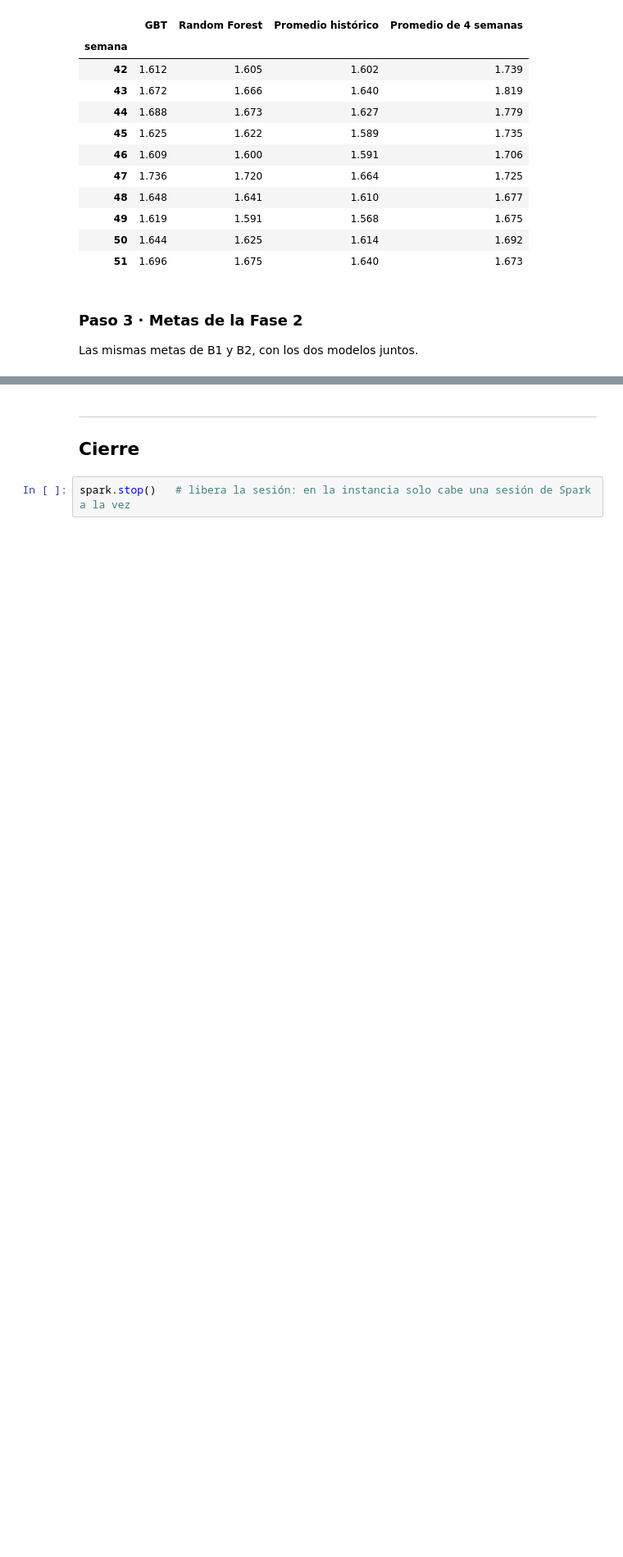
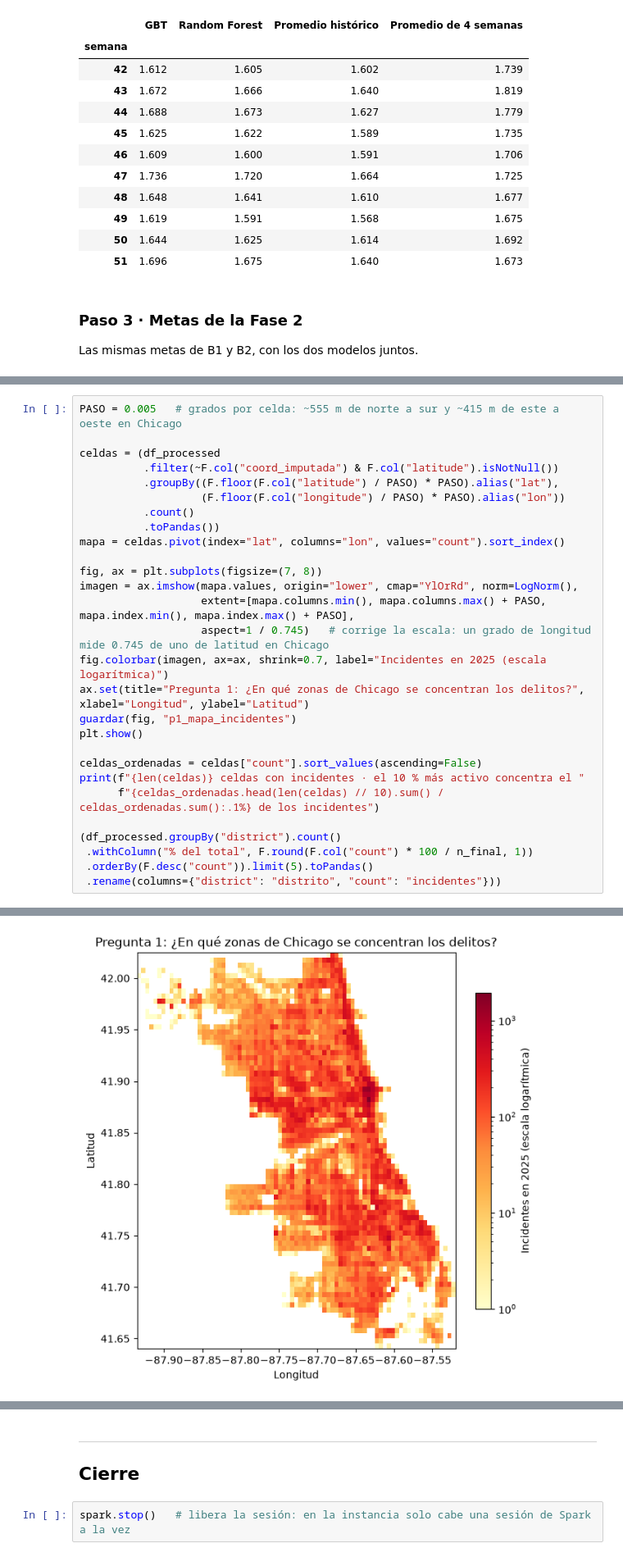
Before and after one commit to valentinodepaola/proyecto-integrador-big-data, a Jupyter notebook: notebooks/fase3_pipeline.ipynb, the cells around one changed output, grey strips where cells are left out. Shown at 82% size. Cells and saved outputs as stored; diff of their text form; blank space fills up the shorter version.

```diff
--- a/notebooks/fase3_pipeline.ipynb
+++ b/notebooks/fase3_pipeline.ipynb
@@ -1364,0 +1402,29 @@ La pregunta es en qué zonas, días y horarios es más probable que ocurra un de
+# %%
+PASO = 0.005   # grados por celda: ~555 m de norte a sur y ~415 m de este a oeste en Chicago
+
+celdas = (df_processed
+          .filter(~F.col("coord_imputada") & F.col("latitude").isNotNull())
+          .groupBy((F.floor(F.col("latitude") / PASO) * PASO).alias("lat"),
+                   (F.floor(F.col("longitude") / PASO) * PASO).alias("lon"))
+          .count()
+          .toPandas())
+mapa = celdas.pivot(index="lat", columns="lon", values="count").sort_index()
+
+fig, ax = plt.subplots(figsize=(7, 8))
+imagen = ax.imshow(mapa.values, origin="lower", cmap="YlOrRd", norm=LogNorm(),
+                   extent=[mapa.columns.min(), mapa.columns.max() + PASO, mapa.index.min(), mapa.index.max() + PASO],
+                   aspect=1 / 0.745)   # corrige la escala: un grado de longitud mide 0.745 de uno de latitud en Chicago
+fig.colorbar(imagen, ax=ax, shrink=0.7, label="Incidentes en 2025 (escala logarítmica)")
+ax.set(title="Pregunta 1: ¿En qué zonas de Chicago se concentran los delitos?", xlabel="Longitud", ylabel="Latitud")
+guardar(fig, "p1_mapa_incidentes")
+plt.show()
+
+celdas_ordenadas = celdas["count"].sort_values(ascending=False)
+print(f"{len(celdas)} celdas con incidentes · el 10 % más activo concentra el "
+      f"{celdas_ordenadas.head(len(celdas) // 10).sum() / celdas_ordenadas.sum():.1%} de los incidentes")
+
+(df_processed.groupBy("district").count()
+ .withColumn("% del total", F.round(F.col("count") * 100 / n_final, 1))
+ .orderBy(F.desc("count")).limit(5).toPandas()
+ .rename(columns={"district": "distrito", "count": "incidentes"}))
+# %% [output]
@@ -1364,0 +1432 @@ La pregunta es en qué zonas, días y horarios es más probable que ocurra un de
+[figure, added]
```
Also changed, not shown: parts of 29 cells of this notebook, 8 other files.
